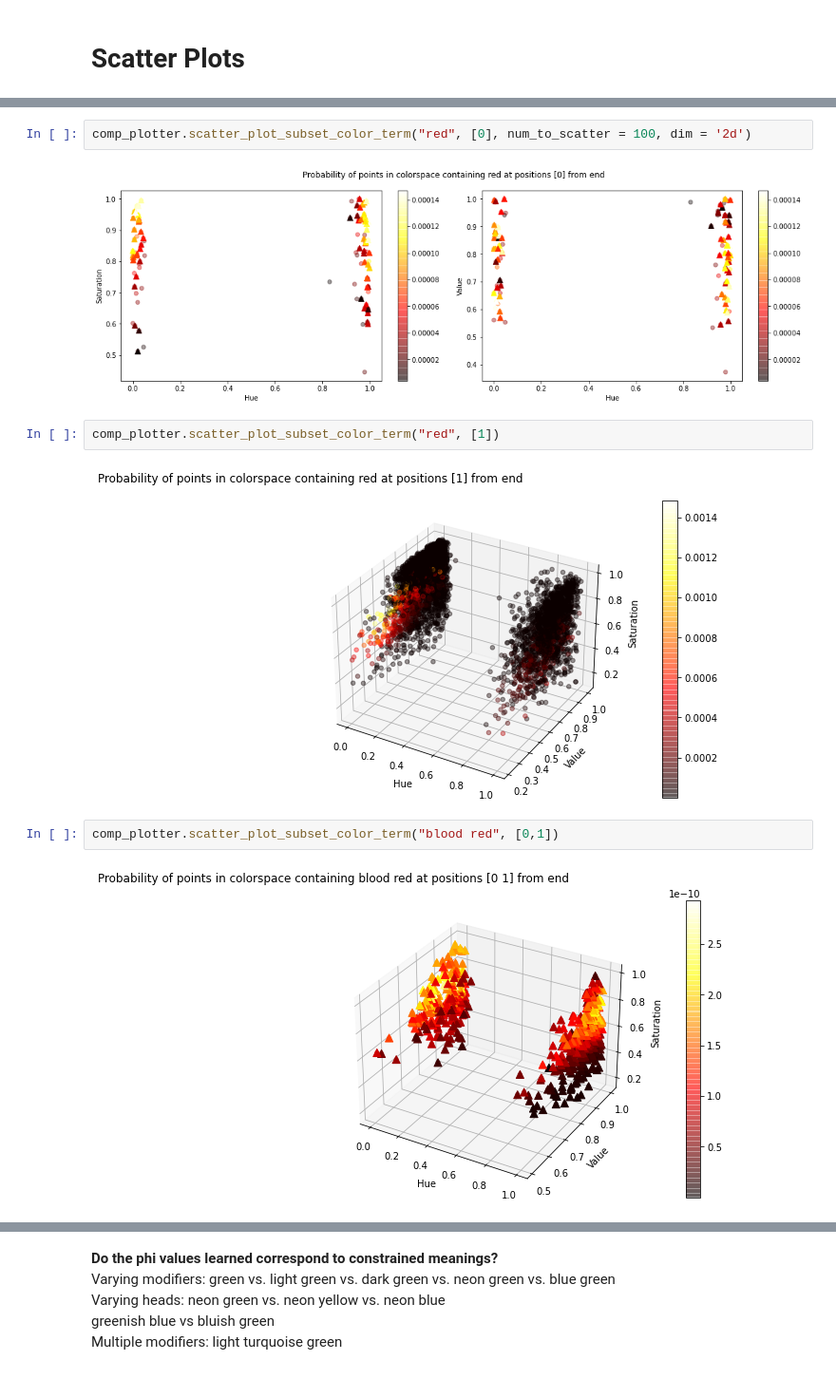
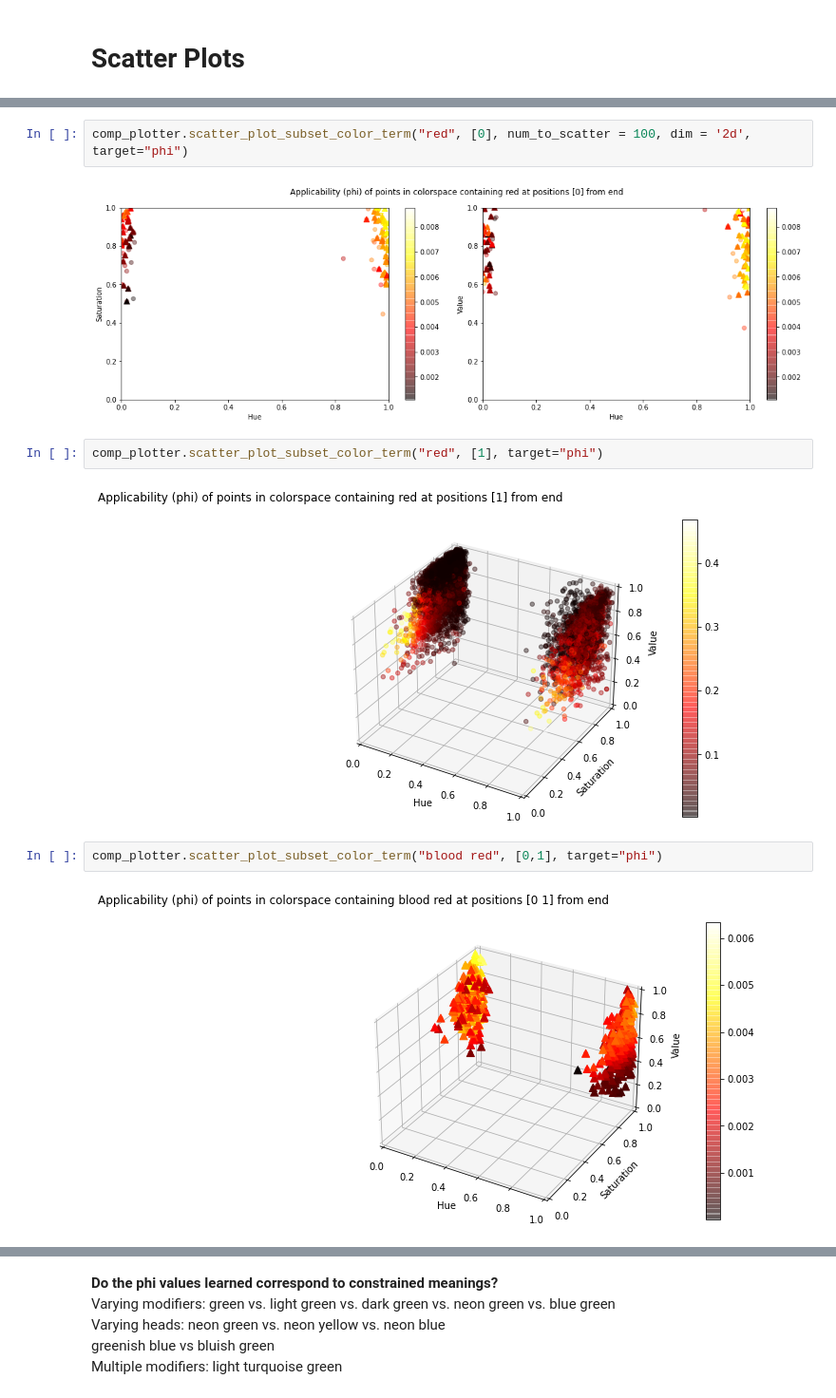
Before and after one commit to souDuggirala/speaker_strategies_sigdial2020, a Jupyter notebook: lab/analyses/notebooks/A003_compositional_xkcd_visualizations.ipynb, the cells around one changed output, grey strips where cells are left out. Shown at 95% size. Saved outputs shown, nothing was run; the diff lists cells and outputs as text.

```diff
--- a/lab/analyses/notebooks/A003_compositional_xkcd_visualizations.ipynb
+++ b/lab/analyses/notebooks/A003_compositional_xkcd_visualizations.ipynb
@@ -293,12 +329,12 @@ comp_plotter.scatter_plot_subset_color_term("red", [1])
 # %%
-comp_plotter.scatter_plot_subset_color_term("red", [0], num_to_scatter = 100, dim = '2d')
+comp_plotter.scatter_plot_subset_color_term("red", [0], num_to_scatter = 100, dim = '2d', target="phi")
 # %% [output]
-[figure, old version]
+[figure, new version]
 # %%
-comp_plotter.scatter_plot_subset_color_term("red", [1])
+comp_plotter.scatter_plot_subset_color_term("red", [1], target="phi")
 # %% [output]
-[figure, old version]
+[figure, new version]
 # %%
-comp_plotter.scatter_plot_subset_color_term("blood red", [0,1])
+comp_plotter.scatter_plot_subset_color_term("blood red", [0,1], target="phi")
 # %% [output]
-[figure, old version]
+[figure, new version]
```
Also changed, not shown: parts of 23 cells of this notebook, 1 other file.
